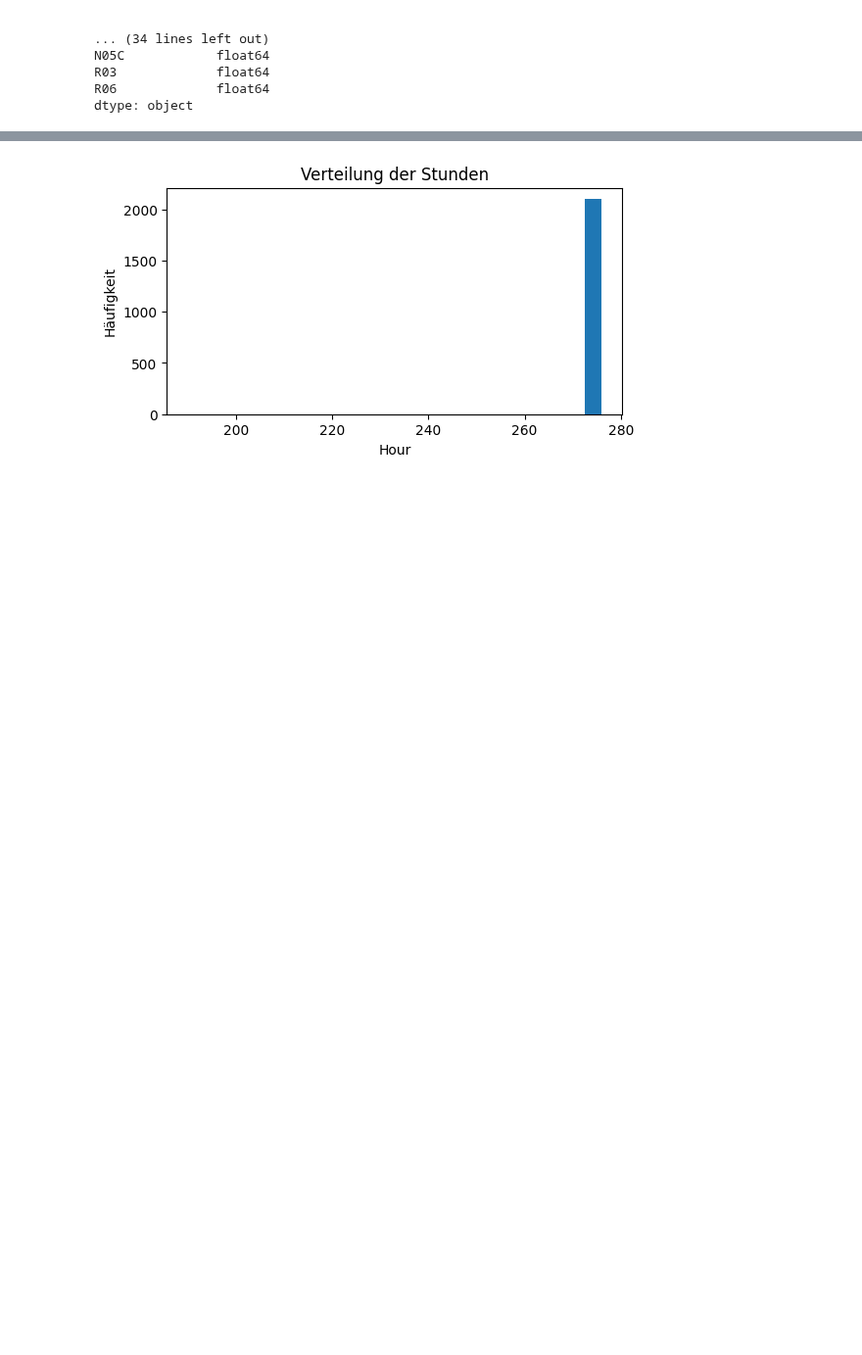
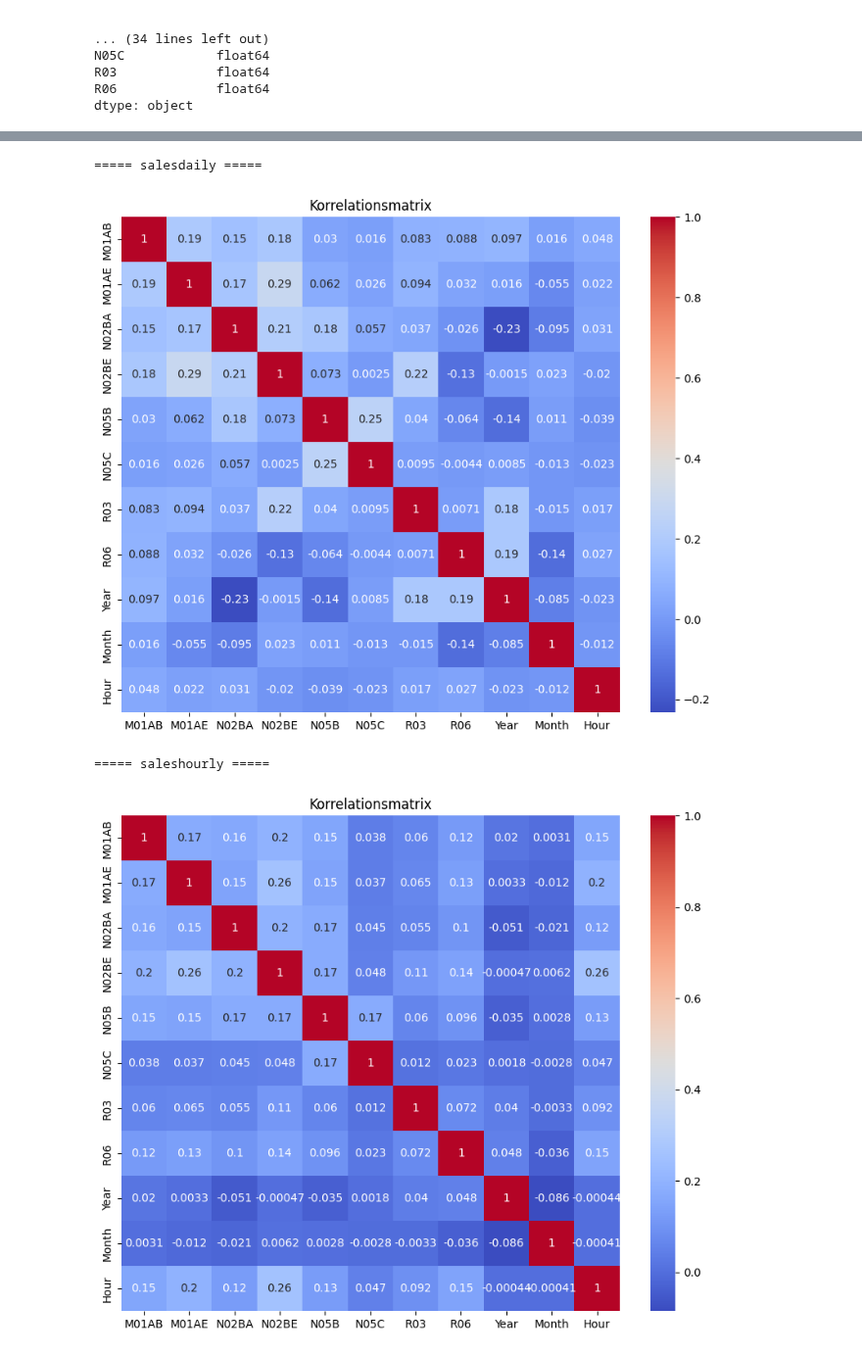
Before and after one commit to YamenNahhas/my-data-project, a Jupyter notebook: notebooks/pharma-sales-data.ipynb, the cells around one changed output, grey strips where cells are left out. Shown at 98% size. Drawn from its saved outputs; the diff is of its cells as text; code cells hidden in the pictures; blank space fills up the shorter version.

```diff
--- a/notebooks/pharma-sales-data.ipynb
+++ b/notebooks/pharma-sales-data.ipynb
@@ -171,8 +171,6 @@ for name, df in dfs.items():
 
         print(f"{col}: {len(outliers)} Ausreißer")
 
-        display(outliers.head())
-
         plt.figure(figsize=(6,3))
         plt.boxplot(df[col], vert=False)
         plt.title(f"{name} - {col}")
@@ -215,3 +243,16 @@ N02BE: 48 Ausreißer
 # %%
+for name, df in dfs.items():
+
+    print(f"\n===== {name} =====")
+
+    plt.figure(figsize=(10,8))
+    sns.heatmap(df.corr(numeric_only=True),
+            annot=True,
+            cmap="coolwarm")
+    plt.title("Korrelationsmatrix")
+    plt.show()
 # %% [output]
+===== salesdaily =====
-[figure, old version]
+[figure, new version]
+===== saleshourly =====
+[figure, added]
```
Also changed, not shown: parts of 6 cells of this notebook.
